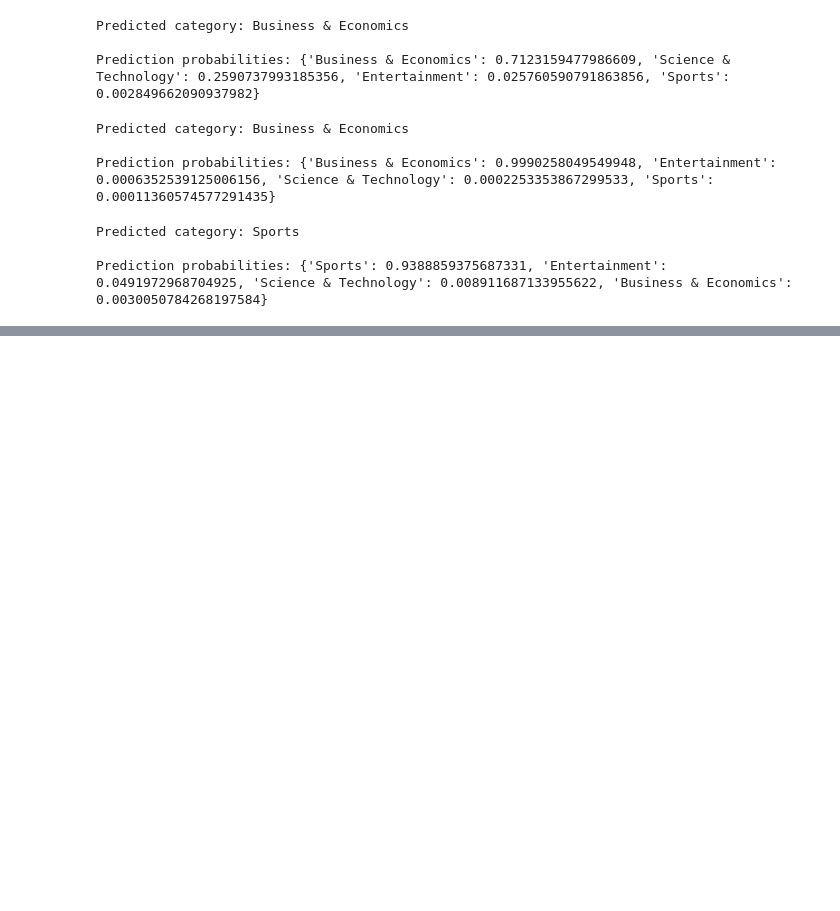
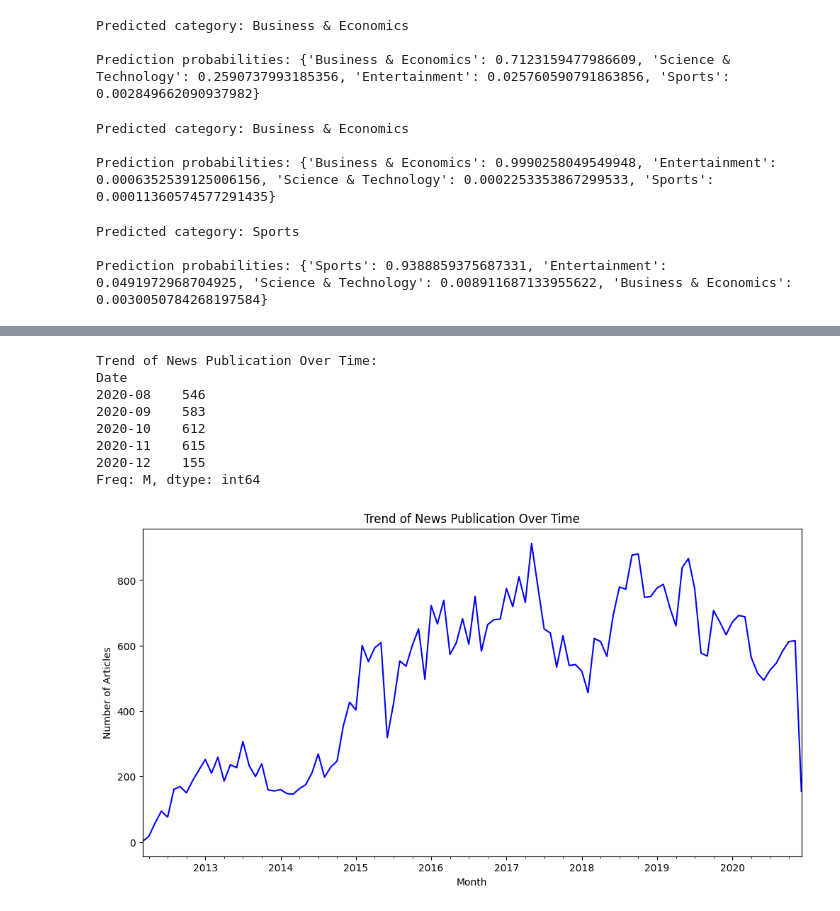
Before and after one commit to fa24mscs0005-HassanAhmed/News-Classification_FA24, a Jupyter notebook: Data_Science_Project.ipynb, the cells around one changed output, grey strips where cells are left out. Saved outputs shown, nothing was run; the diff lists cells and outputs as text; code cells hidden in the pictures; blank space fills up the shorter version.

```diff
--- a/Data_Science_Project.ipynb
+++ b/Data_Science_Project.ipynb
@@ -458,0 +613,22 @@ Prediction probabilities: {'Sports': 0.9388859375687331, 'Entertainment': 0.0491
+# %%
+
+data['Date'] = pd.to_datetime(data['Date'], errors='coerce')
+trend_over_time = data.groupby(data['Date'].dt.to_period('M')).size()
+print("\nTrend of News Publication Over Time:")
+print(trend_over_time.tail())
+
+
+trend_over_time.plot(figsize=(12, 6), title='Trend of News Publication Over Time', color='blue')
+plt.xlabel('Month')
+plt.ylabel('Number of Articles')
+plt.show()
+# %% [output]
+Trend of News Publication Over Time:
+Date
+2020-08    546
+2020-09    583
+2020-10    612
+2020-11    615
+2020-12    155
+Freq: M, dtype: int64
+[figure, added]
```
Also changed, not shown: parts of 34 cells of this notebook.
